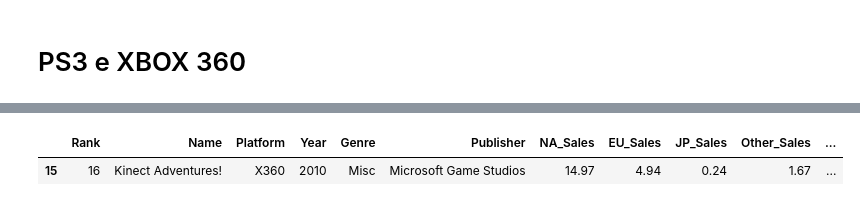
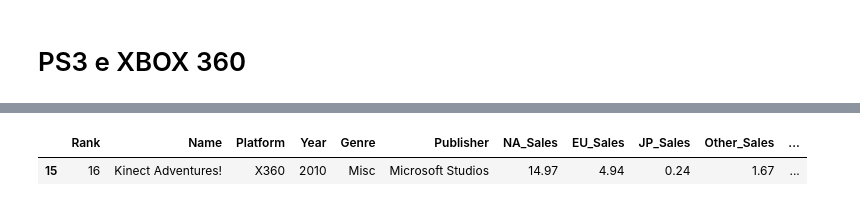
Before and after one commit to hermeson883/Big_Data_Work, a Jupyter notebook: Games_sales.ipynb, the cells around one changed output, grey strips where cells are left out. Drawn from its saved outputs; the diff is of its cells as text; code cells hidden in the pictures.

```diff
--- a/Games_sales.ipynb
+++ b/Games_sales.ipynb
@@ -743,7 +706,8 @@ sony_most_sale_game
 # %%
 xbox_most_sale_game = games_sale.query('Publisher.str.contains("Microsoft")')
 xbox_most_sale_game = xbox_most_sale_game.loc[xbox_most_sale_game['Global_Sales'] == xbox_most_sale_game['Global_Sales'].max()]
+xbox_most_sale_game['Publisher'] = 'Microsoft Studios'
 xbox_most_sale_game
 # %% [output]
 |  | Rank | Name | Platform | Year | Genre | Publisher | NA_Sales | EU_Sales | JP_Sales | Other_Sales | ... |
-| 15 | 16 | Kinect Adventures! | X360 | 2010 | Misc | Microsoft Game Studios | 14.97 | 4.94 | 0.24 | 1.67 | ... |
+| 15 | 16 | Kinect Adventures! | X360 | 2010 | Misc | Microsoft Studios | 14.97 | 4.94 | 0.24 | 1.67 | ... |
```
Also changed, not shown: parts of 22 cells of this notebook.
